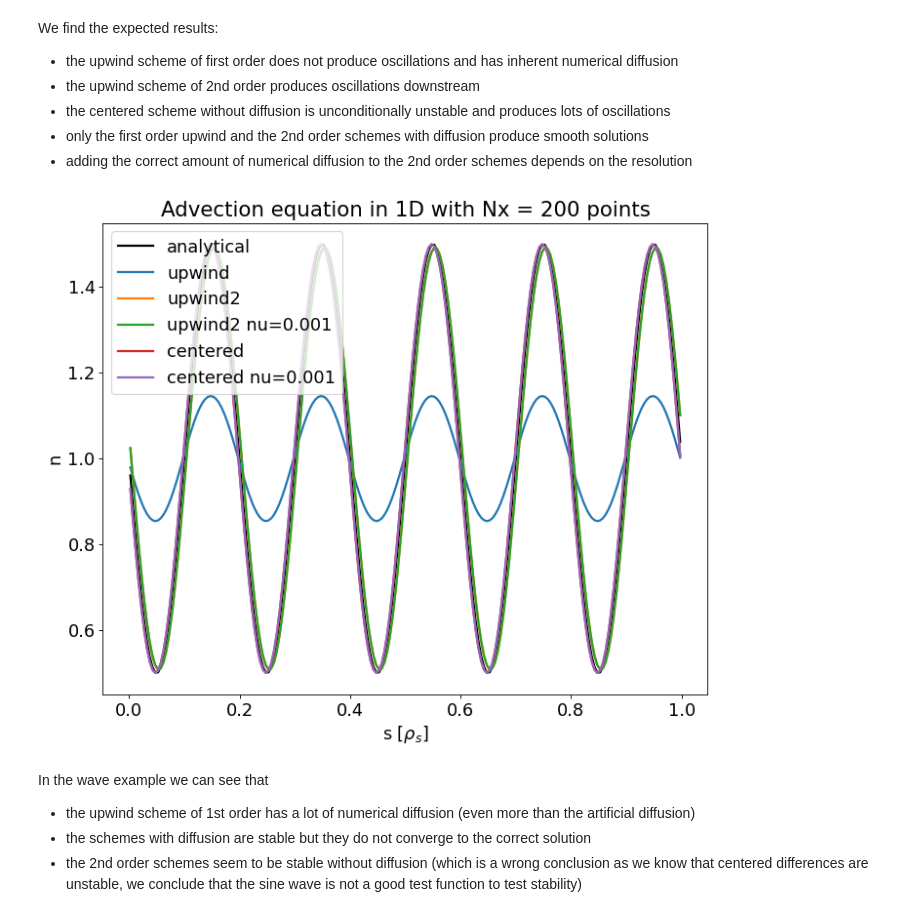
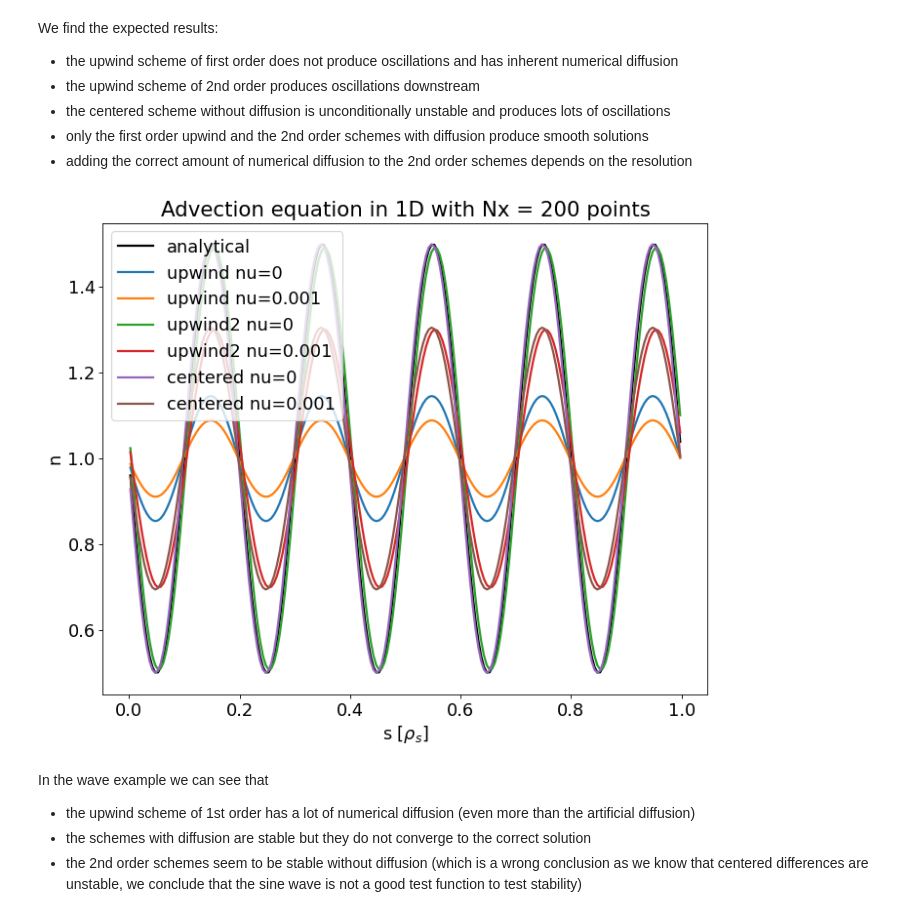
Before and after one commit to mwiesenberger/advection, a Jupyter notebook: OneDimensional.ipynb, the cells around one changed output. Cells and saved outputs as stored; diff of their text form; code cells hidden in the pictures.

```diff
--- a/OneDimensional.ipynb
+++ b/OneDimensional.ipynb
@@ -159,8 +159,7 @@ def plot_upwind( p_list):
                      label="analytical", lw=2)
             plotted = True
         l = f"{p['advection']['type']}"
-        if( p['advection']['regularization'] == "diffusion") :
-            l = l + f" nu={p['advection']['nu']}"
+        l = l + f" nu={p['physical']['nu']}"
         im = ax.plot(x,numerical[last_idx,:], label=l, lw=2)
         ncin.close()
     ax.set_title( f"Advection equation in 1D with Nx = {p['grid']['Nx']} points")
@@ -172,15 +171,12 @@ As a first example we solve the continuity equation with the
 step function initial condition with various schemes
 # %%
 p_list = []
-for p in [
-    {"type" : "upwind", "regularization" : "none"},
-    {"type" : "upwind2", "regularization" : "none"},
-    {"type" : "upwind2", "regularization" : "diffusion", "nu" : 0.01},
-    {"type" : "centered", "regularization" : "none"},
-    {"type" : "centered", "regularization" : "diffusion", "nu" : 0.01}] :
-    params = make_continuity_input()
-    params["grid"]["Nx"] = 100
-    params["advection"] = p
-    p_list.append(params)
+for p in ["upwind","upwind2", "centered"] :
+    for nu in [0, 1e-3]:
+        params = make_continuity_input()
+        params["grid"]["Nx"] = 100
+        params["advection"]["type"] = p
+        params["physical"]["nu"] = nu
+        p_list.append(params)
 plot_upwind(p_list)
 # %% [output]
@@ -194,22 +190,20 @@ We find the expected results:
 - adding the correct amount of numerical diffusion to the 2nd order schemes depends on the resolution
 # %%
 p_list = []
-for p in [{"type" : "upwind", "regularization" : "none"},
- {"type" : "upwind2", "regularization" : "none"},
- {"type" : "upwind2", "regularization" : "diffusion", "nu" : 1e-3},
- {"type" : "centered", "regularization" : "none"},
- {"type" : "centered", "regularization" : "diffusion", "nu" : 1e-3}] :
-    params = make_continuity_input()
-    params["grid"]["Nx"] = 200
-    params["grid"]["bc"] = "PER"
-    params["output"]["tend"] = 0.5
-    params["init"] = {"type" : "wave", "amp" : 0.5,
-                      "n_0" : 1, "k" : 10*np.pi, "x_0" : 0}
-    params["advection"] = p
-    p_list.append(params)
+for p in ["upwind","upwind2", "centered"] :
+    for nu in [0, 1e-3]:
+        params = make_continuity_input()
+        params["grid"]["Nx"] = 200
+        params["grid"]["bc"] = "PER"
+        params["output"]["tend"] = 0.5
+        params["init"] = {"type" : "wave", "amp" : 0.5,
+                          "n_0" : 1, "k" : 10*np.pi, "x_0" : 0}
+        params["advection"]["type"] = p
+        params["physical"]["nu"] = nu
+        p_list.append(params)
 plot_upwind(p_list)
 # %% [output]
-[figure, old version]
+[figure, new version]
 # %% [markdown]
 In the wave example we can see that
 - the upwind scheme of 1st order has a lot of numerical diffusion (even more than the artificial diffusion)
```
Also changed, not shown: parts of 7 cells of this notebook, 1 other file.
